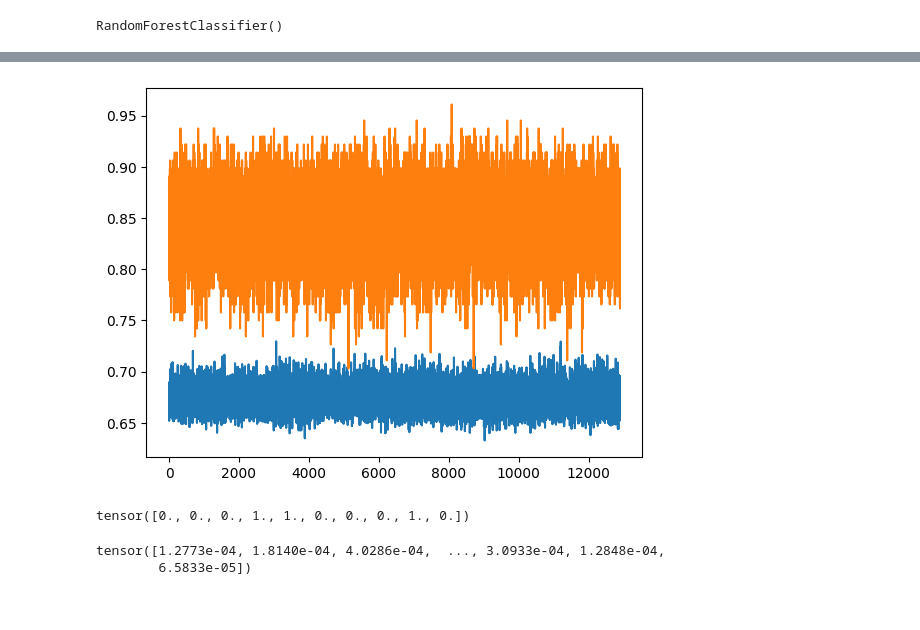
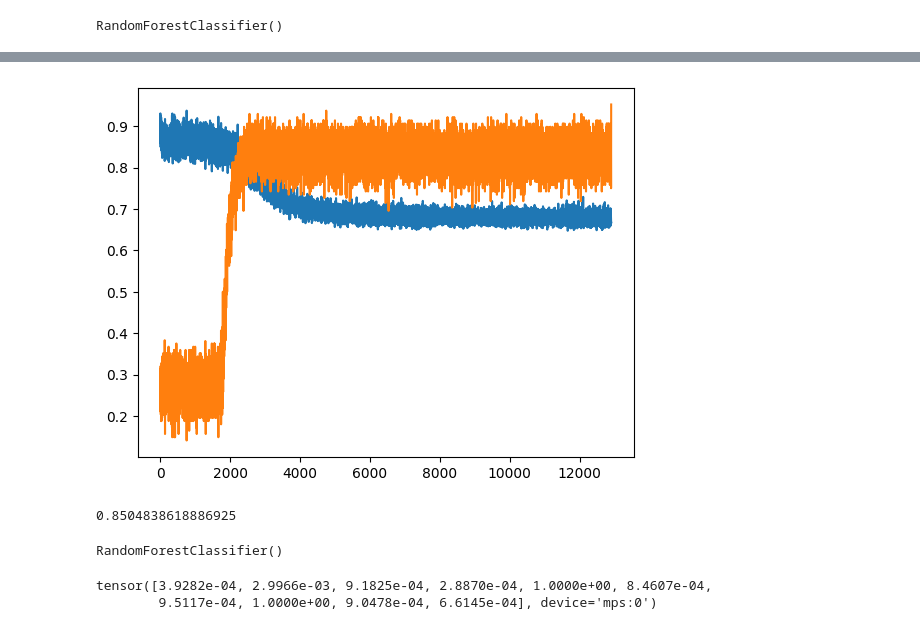
Before and after one commit to nodelike/kaggle-competitions, a Jupyter notebook: bank-churn/bank-churn.ipynb, the cells around one changed output, grey strips where cells are left out. Saved outputs shown, nothing was run; the diff lists cells and outputs as text; code cells hidden in the pictures.

```diff
--- a/bank-churn/bank-churn.ipynb
+++ b/bank-churn/bank-churn.ipynb
@@ -38,0 +68,22 @@ y = y.to("cpu")
+# %%
+from sklearn.preprocessing import LabelEncoder
+
+le=LabelEncoder()
+df['AgeCode']=le.fit_transform(df['AgeBin'])
+df['BalanceCode']=le.fit_transform(df['BalanceBin'])
+df['CreditScoreCode']=le.fit_transform(df['CreditScoreBin'])
+df['EstimatedSalaryCode']=le.fit_transform(df['EstimatedSalaryBin'])
+
+df.drop(['AgeBin','BalanceBin','CreditScoreBin','EstimatedSalaryBin','CreditScore','Age','Balance','EstimatedSalary'], inplace=True, axis=1)
+# %%
+X = df.drop(['Surname', 'id', 'CustomerId', 'Exited'], axis=1)
+
+X['Gender'] = X['Gender'].map({'Male': 0, 'Female': 1})
+X['Geography'] = X['Geography'].map({'France': 0, 'Spain': 1, 'Germany': 2})
+X.fillna(0, inplace=True)
+
+X = torch.tensor(X.values, dtype=torch.float32)
+y = torch.tensor(df['Exited'].values, dtype=torch.float32)
+
+#STANDARDIZATION (Disable later and check how it affects accuracy)
+X = (X - torch.mean(X, dim=0)) / torch.std(X, dim=0)
@@ -40,11 +93,11 @@ y = y.to("cpu")
 import torch.nn as nn
 
 class Classifier(nn.Module):
-    def __init__(self, featureWeights):
+    def __init__(self):
         super().__init__()
-        self.featureWeights = featureWeights
+        # self.featureWeights = featureWeights
 
-        self.weights = nn.Parameter(torch.tensor(featureWeights, dtype=torch.float32))
+        # self.weights = nn.Parameter(torch.tensor(featureWeights, dtype=torch.float32))
         self.layer1 = nn.Linear(10, 64)
         self.act1 = nn.LeakyReLU()
         self.batchnorm1 = nn.BatchNorm1d(64)
@@ -57,7 +110,7 @@ class Classifier(nn.Module):
         self.sigmoid = nn.Sigmoid()
 
     def forward(self, x):
-        x = x * self.weights
+        # x = x * self.weights
         x = self.act1(self.layer1(x))
         x = self.batchnorm1(x)
         x = self.act2(self.layer2(x))
@@ -87,18 +142,19 @@ plt.show()
 # %%
 import torch.optim as optim
 
-model = Classifier(feature_importances).to("cpu")
+model = Classifier().to("mps")
 lossFN = nn.BCEWithLogitsLoss()
 optimizer = optim.Adam(model.parameters(), lr=0.001)
 # %%
-import matplotlib.pyplot as plt
 from torch.utils.data import TensorDataset, DataLoader
 import torch.nn.functional as F
 import time
 
+
+X = X.to("mps")
+y = y.to("mps")
 dataset = TensorDataset(X, y)
 dataLoader = DataLoader(dataset, batch_size=128, shuffle=True)
-scheduler = optim.lr_scheduler.StepLR(optimizer, step_size=5, gamma=0.1)
 
 losses = []
 accuracies = []
@@ -142,5 +198,16 @@ Completed training in  27.771169424057007 s
-[figure, old version]
+[figure, new version]
 # %%
-y[15:25]
+from sklearn.ensemble import RandomForestClassifier
+
+rf = RandomForestClassifier()
+
+from imblearn.over_sampling import RandomOverSampler
+ros = RandomOverSampler()
+X_resampled, y_resampled = ros.fit_resample(X,y)
-# %% [output]
-tensor([0., 0., 0., 1., 1., 0., 0., 0., 1., 0.])
+# %%
+from sklearn.model_selection import cross_val_score
+
+scores = cross_val_score(rf, X_resampled, y_resampled, cv=10, scoring="accuracy")
+scores.mean()
+# %% [output]
+0.8504838618886925
@@ -147,11 +216,15 @@ tensor([0., 0., 0., 1., 1., 0., 0., 0., 1., 0.])
+# %%
+rfModel.predict(X_)
+# %% [output]
+RandomForestClassifier()
 # %%
 #Checking the model
 model.eval()
-output = model(X[0:-1])
+output = model(X[35:45])
 
 predicts = torch.round(output.squeeze(1) * 10) / 10
-# predict = (predict >= 0.5).int().reshape(-1)
+
 output.data.squeeze(1)
 # %% [output]
-tensor([1.2773e-04, 1.8140e-04, 4.0286e-04,  ..., 3.0933e-04, 1.2848e-04,
-        6.5833e-05])
+tensor([3.9282e-04, 2.9966e-03, 9.1825e-04, 2.8870e-04, 1.0000e+00, 8.4607e-04,
+        9.5117e-04, 1.0000e+00, 9.0478e-04, 6.6145e-04], device='mps:0')
```
Also changed, not shown: parts of 21 cells of this notebook, 8 other files.
